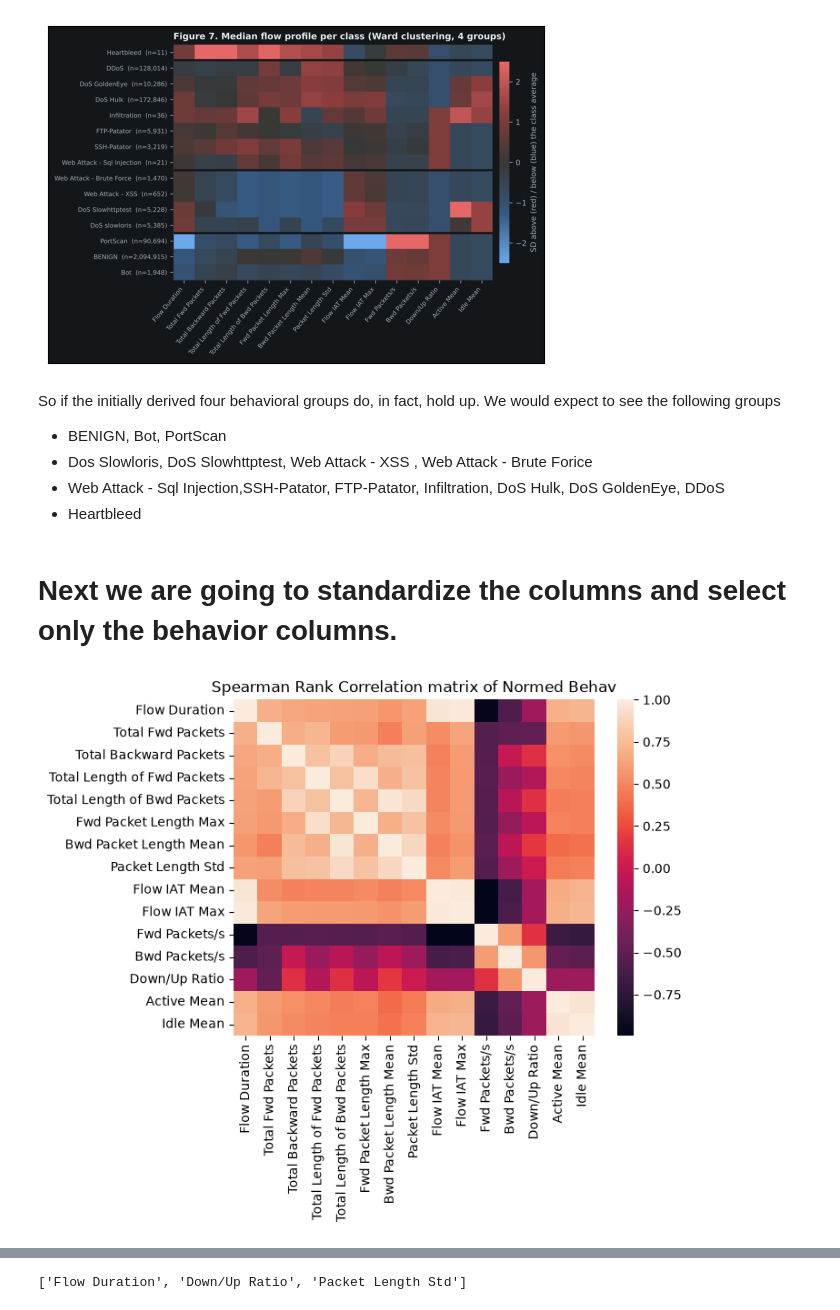
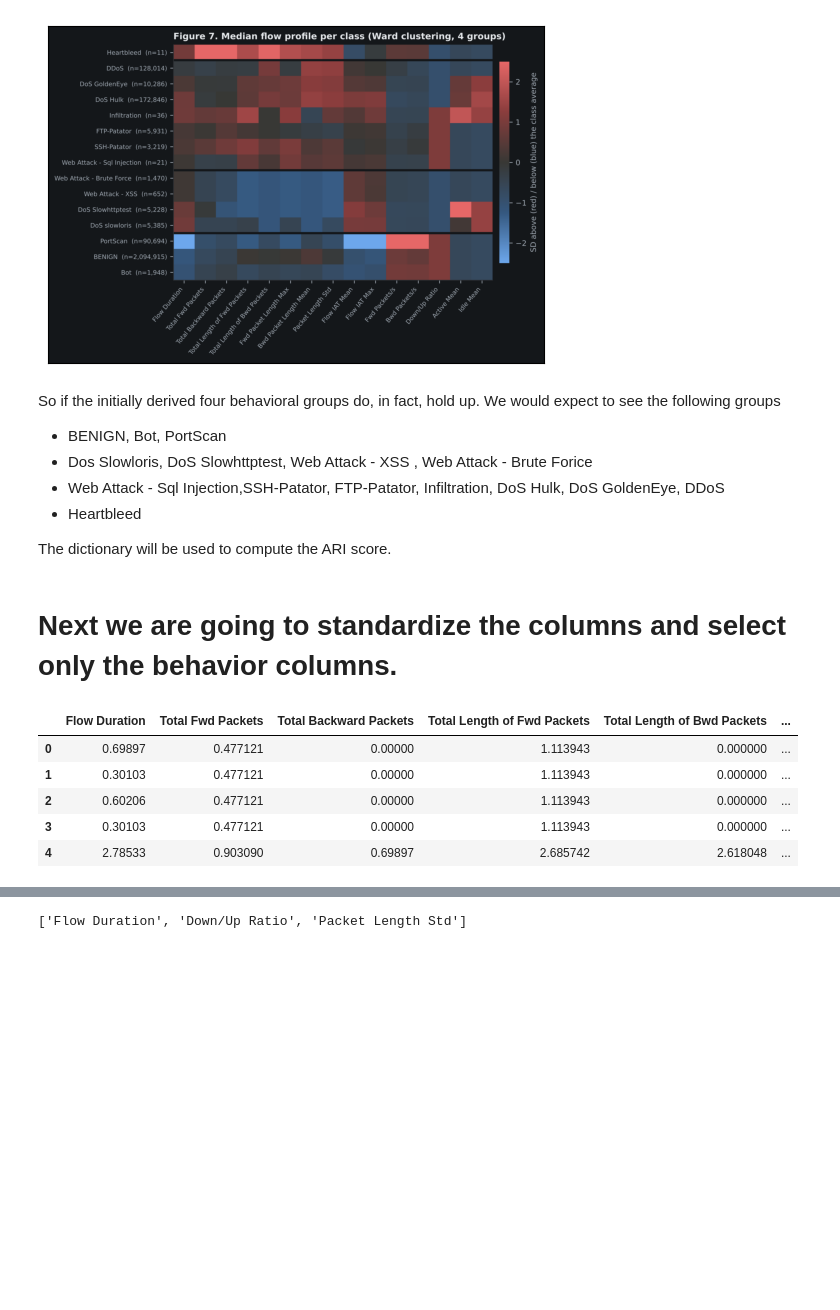
Before and after one commit to Bockslunch/CSCI5502_Taylor_Echeverry_Garfield, a Jupyter notebook: notebooks/03-kmeans-clustering.ipynb, the cells around one changed output, grey strips where cells are left out. Saved outputs shown, nothing was run; the diff lists cells and outputs as text; code cells hidden in the pictures; blank space fills up the shorter version.

```diff
--- a/notebooks/03-kmeans-clustering.ipynb
+++ b/notebooks/03-kmeans-clustering.ipynb
@@ -52,25 +52,27 @@ So if the initially derived four behavioral groups do, in fact, hold up. We woul
 - Dos Slowloris, DoS Slowhttptest, Web Attack - XSS , Web Attack - Brute Forice
 - Web Attack - Sql Injection,SSH-Patator, FTP-Patator, Infiltration, DoS Hulk, DoS GoldenEye, DDoS
 - Heartbleed
+
+The dictionary will be used to compute the ARI score.
 # %% [markdown]
 # Next we are going to standardize the columns and select only the behavior columns.
 # %%
 # BEHAVIORAL FEATURES ONLY: NO PORT, NO -1-CODED WINDOW FIELDS, NO 0/1 FLAGS
 behav_cols = ["Flow Duration", "Total Fwd Packets", "Total Backward Packets",
                "Total Length of Fwd Packets", "Total Length of Bwd Packets",
                "Fwd Packet Length Max", "Bwd Packet Length Mean", "Packet Length Std",
                "Flow IAT Mean", "Flow IAT Max", "Fwd Packets/s", "Bwd Packets/s",
                "Down/Up Ratio", "Active Mean", "Idle Mean"]
 
 flow_clust_df = cleanDf[behav_cols]
 
 # MEDIAN OF LOG10(1 + VALUE) PER CLASS: MEDIAN BECAUSE SKEWED, LOG BECAUSE MULTIPLICATIVE SCALES
 flow_clust_df = np.log10(1 + flow_clust_df.clip(lower=0))
-
-# Now just to check that no columns are spurious or to related we are going to examine the correlation real fast.
-corr_test = flow_clust_df.corr(method="spearman")
-sns.heatmap(data=corr_test)
-plt.title("Spearman Rank Correlation matrix of Normed Behav")
-plt.show()
+flow_clust_df.head(5)
 # %% [output]
-[figure, removed]
+|  | Flow Duration | Total Fwd Packets | Total Backward Packets | Total Length of Fwd Packets | Total Length of Bwd Packets | ... |
+| 0 | 0.69897 | 0.477121 | 0.00000 | 1.113943 | 0.000000 | ... |
+| 1 | 0.30103 | 0.477121 | 0.00000 | 1.113943 | 0.000000 | ... |
+| 2 | 0.60206 | 0.477121 | 0.00000 | 1.113943 | 0.000000 | ... |
+| 3 | 0.30103 | 0.477121 | 0.00000 | 1.113943 | 0.000000 | ... |
+| 4 | 2.78533 | 0.903090 | 0.69897 | 2.685742 | 2.618048 | ... |
```
Also changed, not shown: parts of 11 cells of this notebook.
